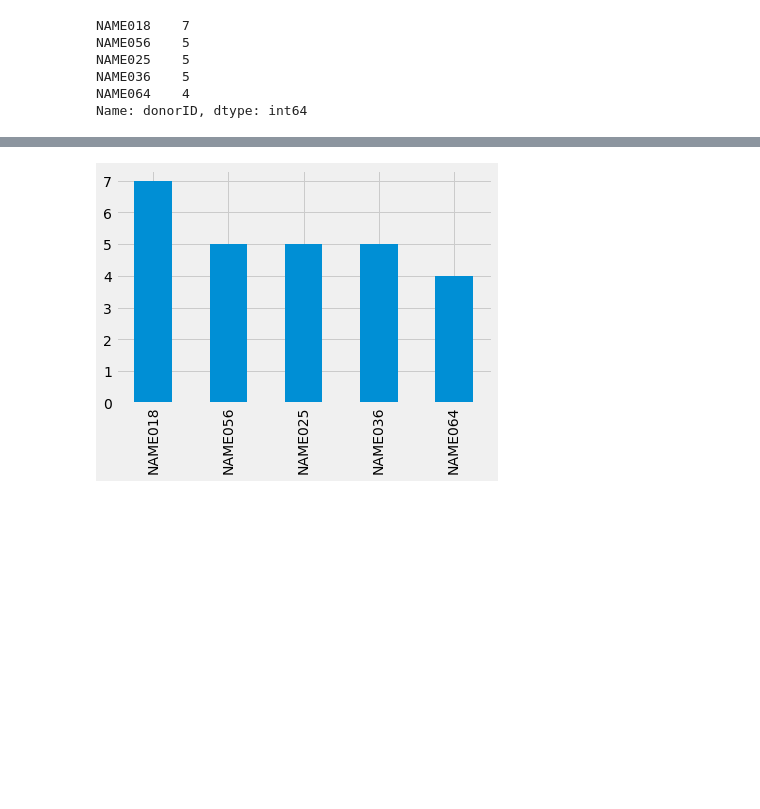
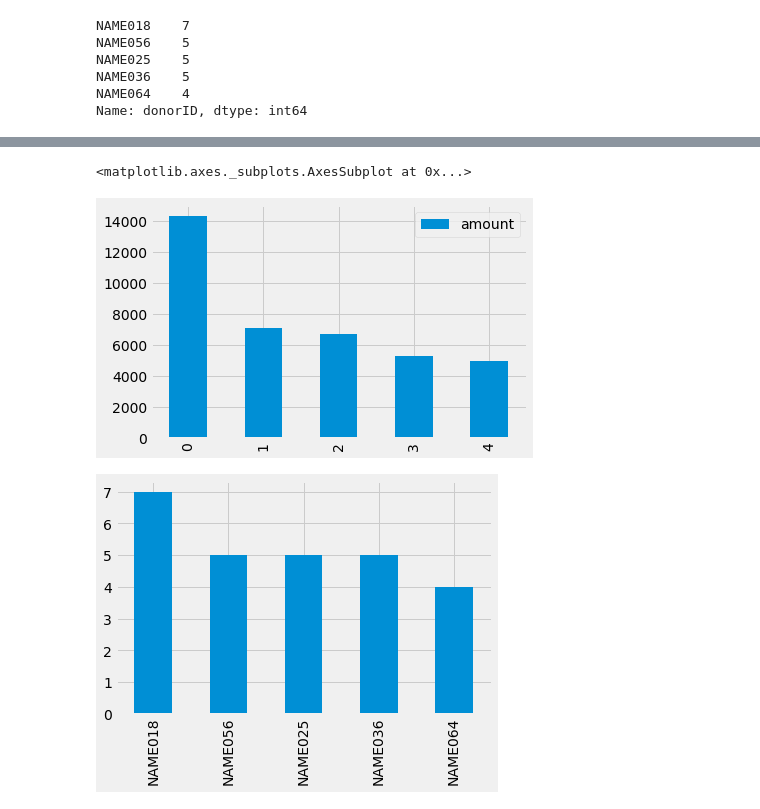
Before and after one commit to wcrowley342/Donordata, a Jupyter notebook: Donation_Data_Analysis.ipynb, the cells around one changed output, grey strips where cells are left out. Drawn from its saved outputs; the diff is of its cells as text; code cells hidden in the pictures; blank space fills up the shorter version.

```diff
--- a/Donation_Data_Analysis.ipynb
+++ b/Donation_Data_Analysis.ipynb
@@ -187,0 +241,2 @@ Name: donorID, dtype: int64
+# %%
+unstacked_top_five_donors = top_five_donors.reset_index()
@@ -187,0 +252,5 @@ Name: donorID, dtype: int64
+# %%
+top_five_donors_graph = unstacked_top_five_donors.drop(columns=['quantity'])
+# %%
+final_graph = top_five_donors_graph.head(5)
+final_graph
@@ -187,0 +264,2 @@ Name: donorID, dtype: int64
+# %%
+final_graph.set_index('donorID')
@@ -188,3 +284,8 @@ Name: donorID, dtype: int64
+# %%
+final_graph.plot(kind='bar')
+# %% [output]
+<matplotlib.axes._subplots.AxesSubplot at 0x...>
+[figure, added]
 # %%
 donors_graph = donations['donorID'].value_counts()[:5].plot(kind='bar')
 # %% [output]
```
Also changed, not shown: parts of 7 cells of this notebook.
